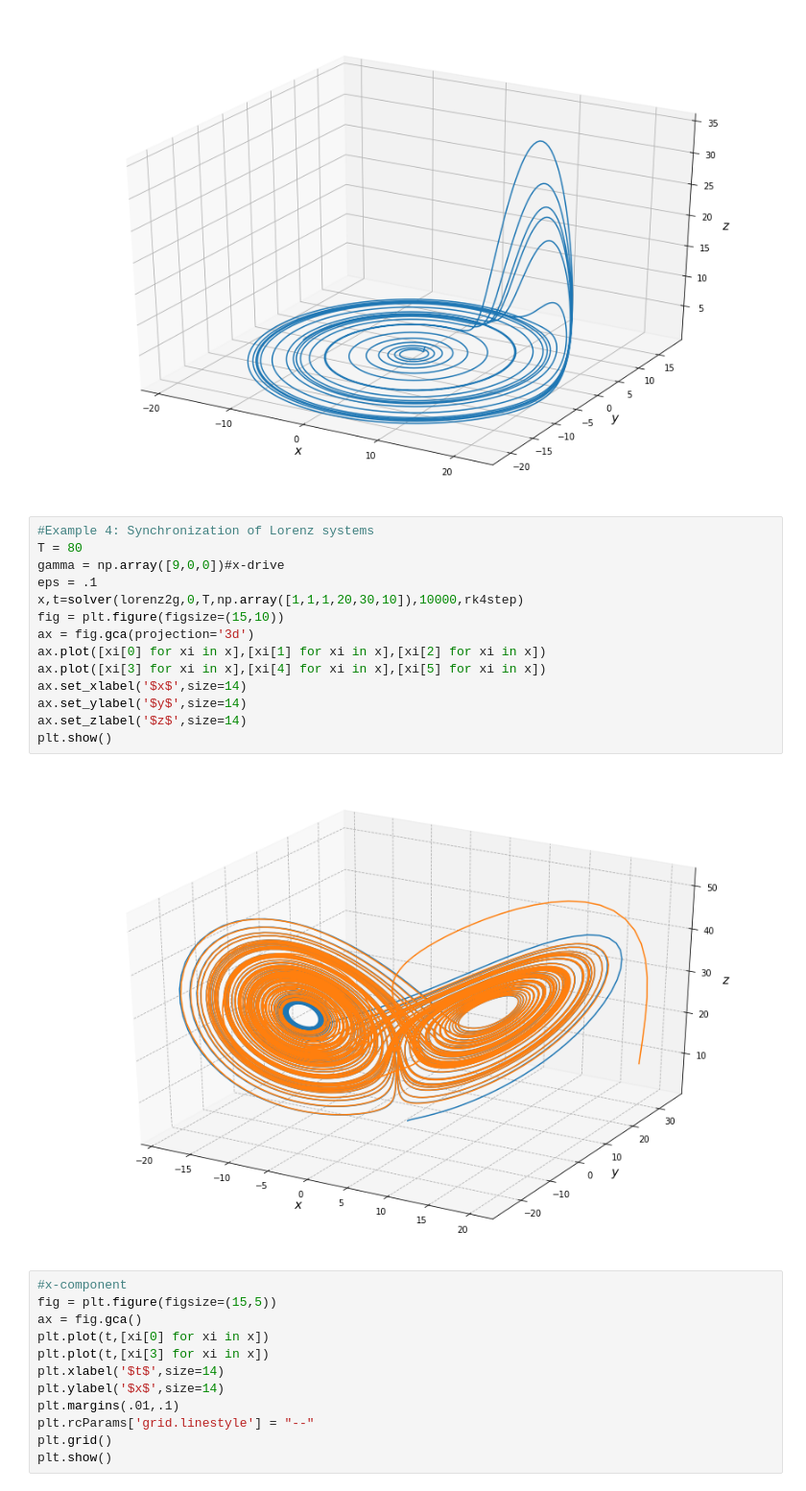
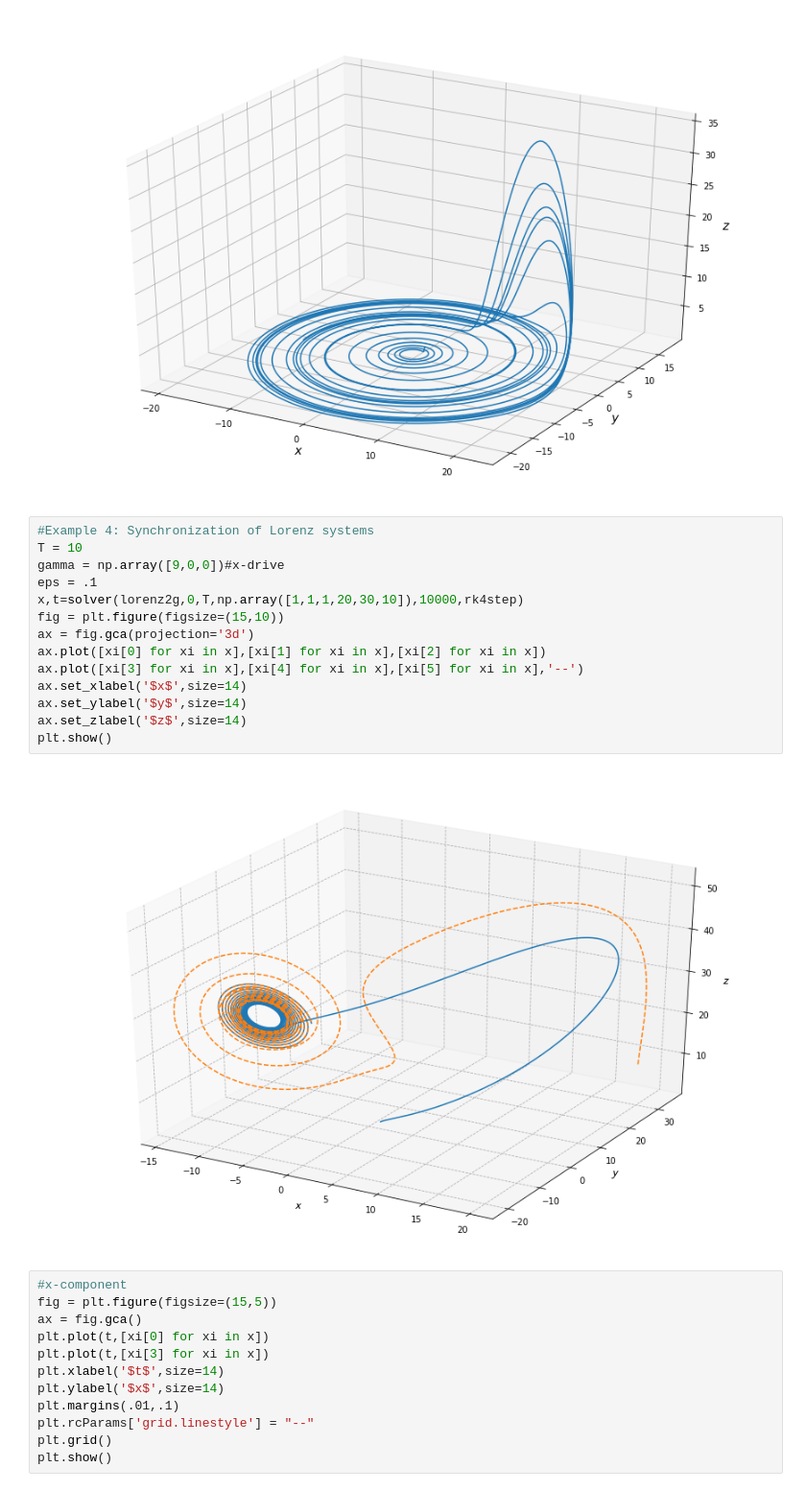
Before and after one commit to Legrandj/power, a Jupyter notebook: sync.ipynb, the cells around one changed output. Shown at 96% size. Drawn from its saved outputs; the diff is of its cells as text.

```diff
--- a/sync.ipynb
+++ b/sync.ipynb
@@ -147,20 +147,20 @@ plt.show()
 [figure]
 # %%
 #Example 4: Synchronization of Lorenz systems
-T = 80
+T = 10
 gamma = np.array([9,0,0])#x-drive
 eps = .1
 x,t=solver(lorenz2g,0,T,np.array([1,1,1,20,30,10]),10000,rk4step)
 fig = plt.figure(figsize=(15,10))
 ax = fig.gca(projection='3d')
 ax.plot([xi[0] for xi in x],[xi[1] for xi in x],[xi[2] for xi in x])
-ax.plot([xi[3] for xi in x],[xi[4] for xi in x],[xi[5] for xi in x])
+ax.plot([xi[3] for xi in x],[xi[4] for xi in x],[xi[5] for xi in x],'--')
 ax.set_xlabel('$x$',size=14)
 ax.set_ylabel('$y$',size=14)
 ax.set_zlabel('$z$',size=14)
 plt.show()
 # %% [output]
-[figure, old version]
+[figure, new version]
 # %%
 #x-component
 fig = plt.figure(figsize=(15,5))
```
Also changed, not shown: parts of 4 cells of this notebook.
